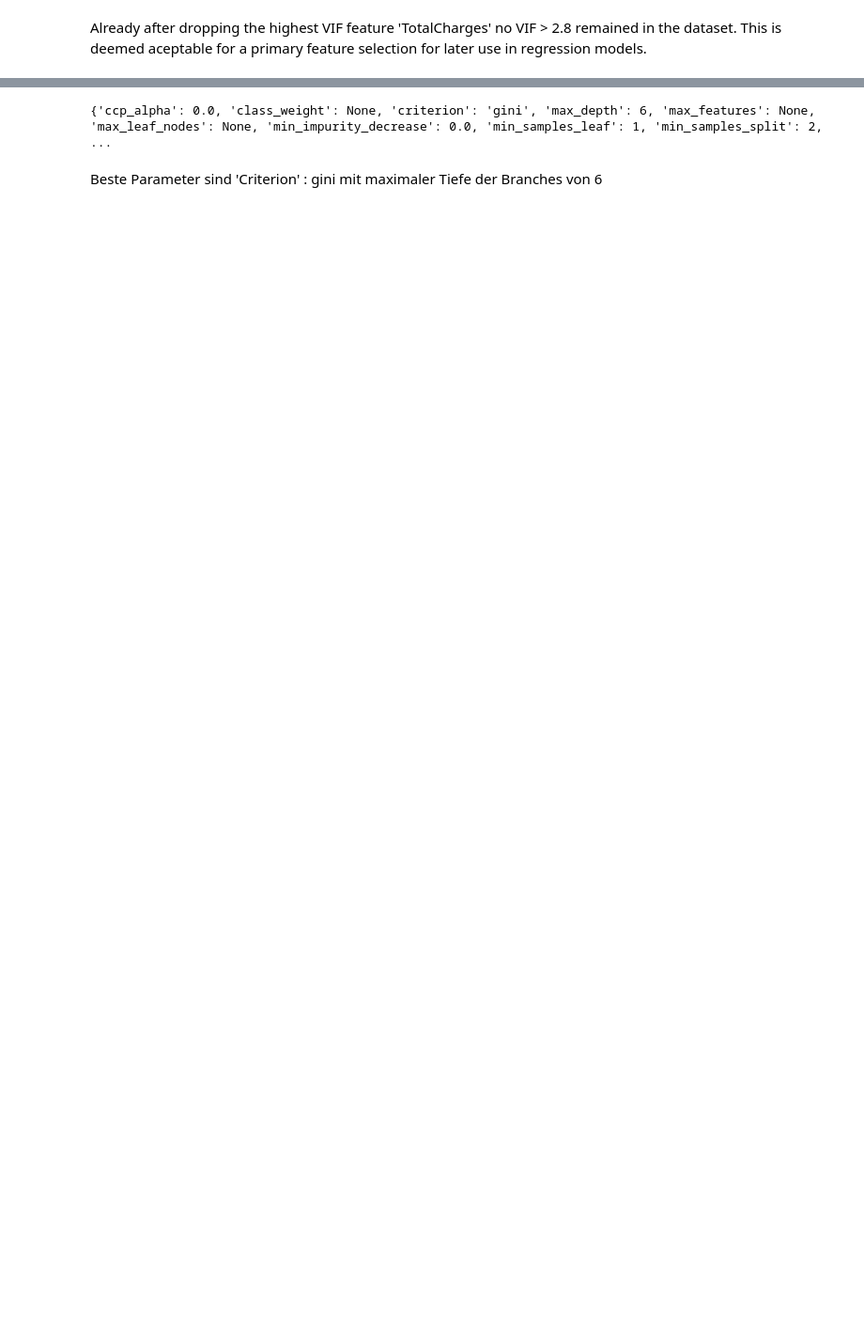
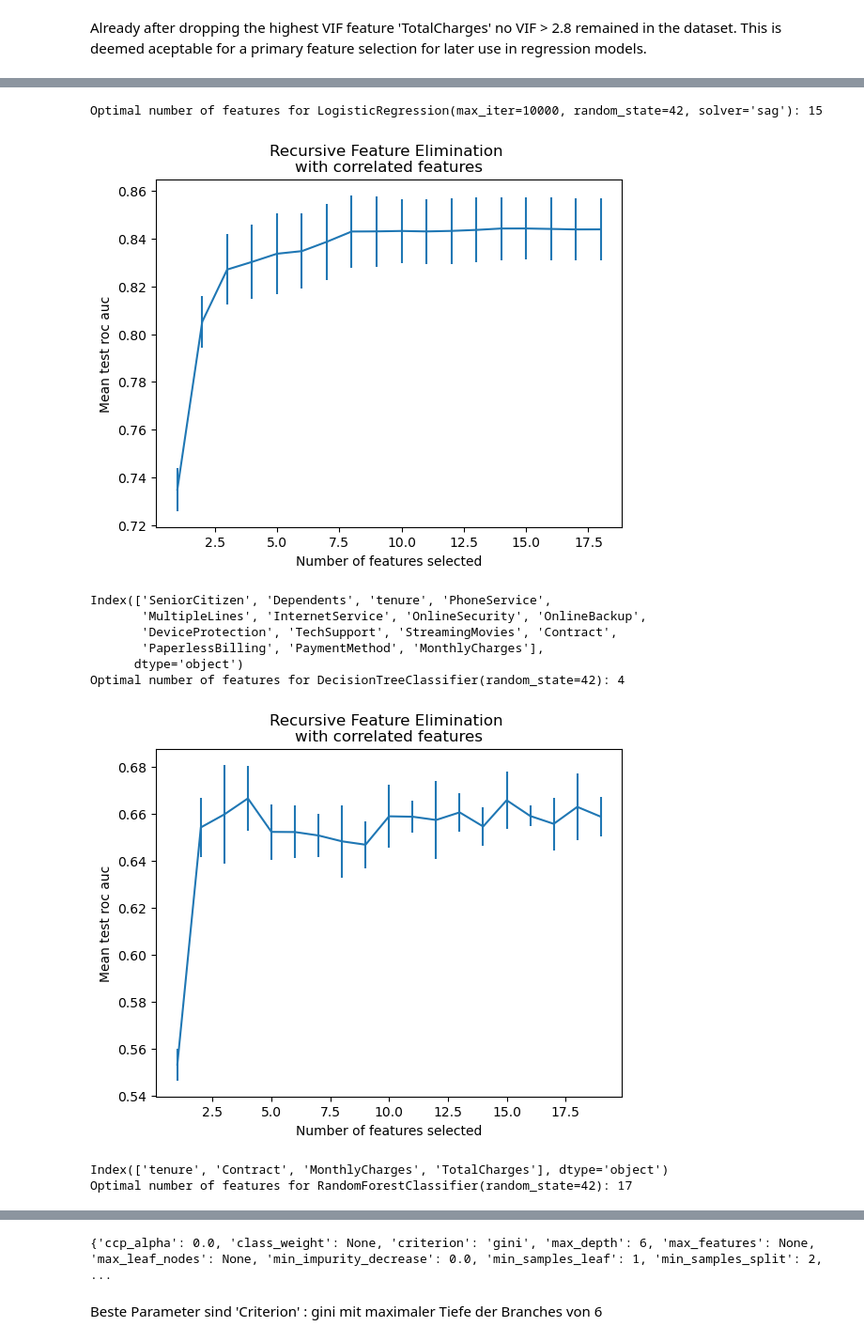
Before and after one commit to Gepolter/ChurnPrediction, a Jupyter notebook: ChurnPrediction.ipynb, the cells around one changed output, grey strips where cells are left out. Shown at 94% size. Cells and saved outputs as stored; diff of their text form; code cells hidden in the pictures; blank space fills up the shorter version.

```diff
--- a/ChurnPrediction.ipynb
+++ b/ChurnPrediction.ipynb
@@ -1102,0 +691,65 @@ confusion matrix:
+# %%
+
+le = LabelEncoder()
+scaler = MinMaxScaler(feature_range=(0,1))
+
+#X_train = pd.get_dummies(X_train, drop_first = True)
+X_trainLeScaled = X_train.apply(le.fit_transform)
+X_trainLeScaled[['tenure', 'MonthlyCharges', 'TotalCharges']] = scaler.fit_transform(X_trainLeScaled[['tenure', 'MonthlyCharges', 'TotalCharges']])
+
+#instatiating all models for feature selection
+logReg2 = LogisticRegression(random_state=42, max_iter=10000, solver="sag")
+tree2 = DecisionTreeClassifier(random_state=42)
+forest2 = RandomForestClassifier(random_state=42)
+
+clfs = [logReg2, tree2, forest2]
+
+#optimal features for each model NOT ONEHOT
+min_features_to_select = 1  # Minimum number of features to consider
+cv = StratifiedKFold(5)
+
+
+for clf in clfs:
+    X_used = X_trainLeScaled.drop('TotalCharges', axis=1) if clf == logReg2 else X_trainLeScaled
+
+    rfecv = RFECV(
+        estimator=clf,
+        step=1,
+        cv=cv,
+        scoring="roc_auc",
+        min_features_to_select=min_features_to_select,
+        n_jobs=2,
+    )
+    rfecv.fit(X_used, y_train)
+
+    print(f"Optimal number of features for {str(clf)}: {rfecv.n_features_}")
+
+    #plotting number of features against cross-val scores
+    n_scores = len(rfecv.cv_results_["mean_test_score"])
+    plt.figure()
+    plt.xlabel("Number of features selected")
+    plt.ylabel("Mean test roc auc")
+    plt.errorbar(
+        range(min_features_to_select, n_scores + min_features_to_select),
+        rfecv.cv_results_["mean_test_score"],
+        yerr=rfecv.cv_results_["std_test_score"],
+    )
+    plt.title("Recursive Feature Elimination \nwith correlated features")
+    plt.show()
+
+    mask = rfecv.get_support()
+    features = X_used.columns
+    best_features = features[mask]
+    print(best_features)
+# %% [output]
+Optimal number of features for LogisticRegression(max_iter=10000, random_state=42, solver='sag'): 15
+[figure, added]
+Index(['SeniorCitizen', 'Dependents', 'tenure', 'PhoneService',
+       'MultipleLines', 'InternetService', 'OnlineSecurity', 'OnlineBackup',
+       'DeviceProtection', 'TechSupport', 'StreamingMovies', 'Contract',
+       'PaperlessBilling', 'PaymentMethod', 'MonthlyCharges'],
+      dtype='object')
+Optimal number of features for DecisionTreeClassifier(random_state=42): 4
+[figure, added]
+Index(['tenure', 'Contract', 'MonthlyCharges', 'TotalCharges'], dtype='object')
+Optimal number of features for RandomForestClassifier(random_state=42): 17
```
Also changed, not shown: parts of 78 cells of this notebook.
